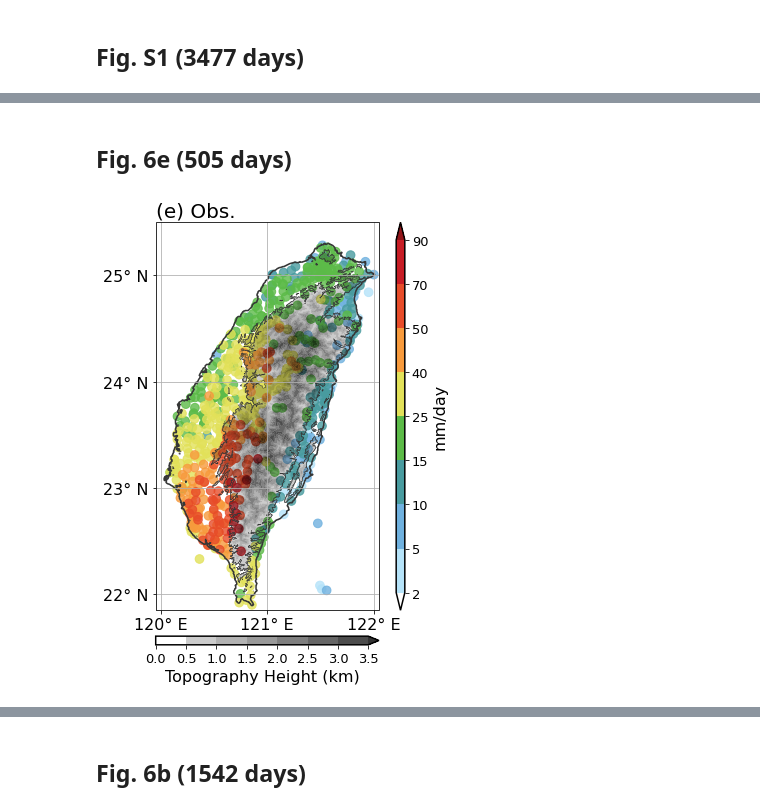
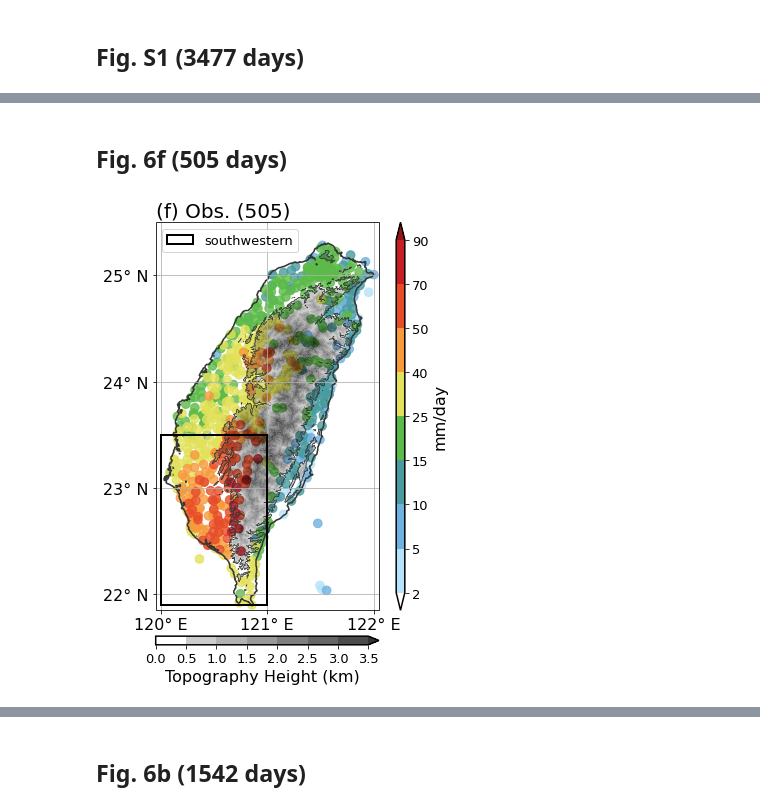
Before and after one commit to Stacy-Guo227/Multiscale-MoistDyn-Control, a Jupyter notebook: notebooks/main/obs_precip_TW.ipynb, the cells around one changed output, grey strips where cells are left out. Cells and saved outputs as stored; diff of their text form; code cells hidden in the pictures.

```diff
--- a/notebooks/main/obs_precip_TW.ipynb
+++ b/notebooks/main/obs_precip_TW.ipynb
@@ -87,7 +87,7 @@ class Plot_analysis():
         return axe
 
     def Plot_vvm_map(self, axe, color, linewidth):
-        axe.contour(self.ds_topo.lon, self.ds_topo.lat, self.ds_topo.TOPO,
+        axe.contour(self.ds_topo.lon, self.ds_topo.lat, self.ds_topo.topo,
                     levels=np.array([-1e-3, 1e-3]),
                     colors=color, linewidths=linewidth)
 
@@ -96,11 +96,11 @@ class Plot_analysis():
         alpha_list = [0, 0.2, 0.3, 0.4, 0.5, 0.6, 0.7, 0.8]
         cmap_topo  = colors.ListedColormap([(0, 0, 0, i) for i in alpha_list])
         norm_      = colors.BoundaryNorm(topo_bounds, cmap_topo.N, extend='max')
-        imtopoh    = axe.contourf(self.ds_topo.lon, self.ds_topo.lat, self.ds_topo.TOPO*1e2,
+        imtopoh    = axe.contourf(self.ds_topo.lon, self.ds_topo.lat, self.ds_topo.height*1e3,
                                   levels=topo_bounds,
                                   cmap=cmap_topo, norm=norm_, extend='max', antialiased=1)
         if linewidth is not None:
-            axe.contour(self.ds_topo.lon, self.ds_topo.lat, self.ds_topo.TOPO*1e2, levels=np.array([499.99, 500.01]),
+            axe.contour(self.ds_topo.lon, self.ds_topo.lat, self.ds_topo.height*1e3, levels=np.array([499.99, 500.01]),
                         colors=color, linewidths=linewidth)
         else:
             pass
@@ -238,7 +238,7 @@ dict_cwa_pcp_comp = np.load('../../data/processed/demo_data/cwa_pcp_comp.npy', a
 # %% [markdown]
 # Figure: Composite
 # %%
-def Plot_cwb_comp_add_settings(rainfall_label:str, precip_array, figtitle=False):
+def Plot_cwb_comp_add_settings(rainfall_label:str, precip_array, sw_rect=False, figtitle=False):
     if rainfall_label=='strong':
         bounds    = np.array([2, 5, 10, 15, 25, 40, 50, 70, 90])
         alpha     = 0.8
@@ -274,6 +274,11 @@ def Plot_cwb_comp_add_settings(rainfall_label:str, precip_array, figtitle=False)
     cbar.set_label('Topography Height (km)', fontsize=16)
     cbar.outline.set_linewidth(1.5)
 
+    if sw_rect:
+        rect = patches.Rectangle((120, 21.9), 1, 1.6, fc="none", ec=c['black'], linewidth=2, zorder=50, label='southwestern')
+        ax1.add_artist(rect)
+        ax1.legend(handles=[rect], fontsize=13, loc='upper left')
+
     ax1.set_xticklabels([f'{int(i)}\N{DEGREE SIGN} E' for i in np.arange(120, 122.1, 1)], fontsize=16)
     ax1.set_yticklabels([f'{int(i)}\N{DEGREE SIGN} N' for i in np.arange(22, 25.1, 1)], fontsize=16)
     if figtitle:
@@ -322,6 +373,6 @@ plt.show()
 # %% [markdown]
-## Fig. 6e (505 days)
+## Fig. 6f (505 days)
 # %%
-Plot_cwb_comp_add_settings(rainfall_label='strong', precip_array=dict_cwa_pcp_comp['sw_comp'], figtitle='(e) Obs.')
+Plot_cwb_comp_add_settings(rainfall_label='strong', precip_array=dict_cwa_pcp_comp['sw_comp'], sw_rect=True, figtitle='(f) Obs. (505)')
 # %% [output]
-[figure, old version]
+[figure, new version]
```
Also changed, not shown: parts of 19 cells of this notebook, 6 other files.
